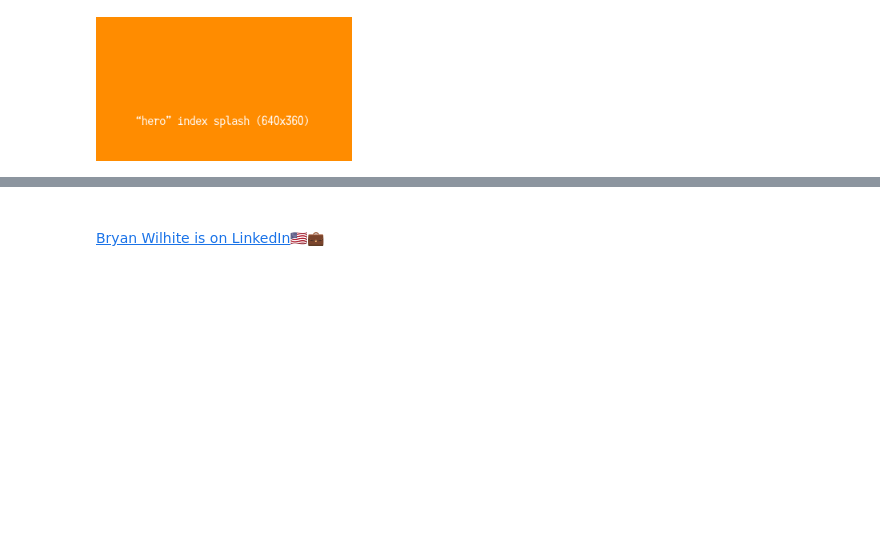
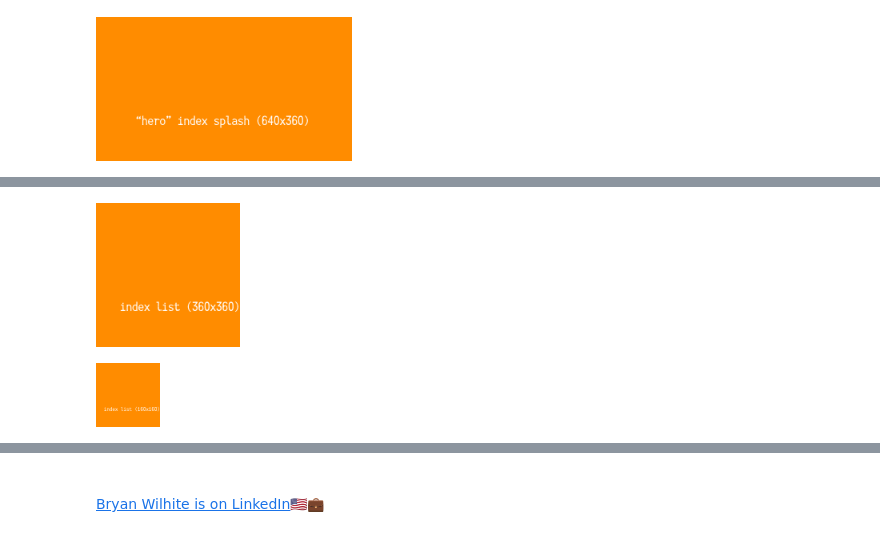
Before and after one commit to BryanWilhite/jupyter-central, a Jupyter notebook: wand-responsive-images/generating-responsive-images.ipynb, the cells around one changed output, grey strips where cells are left out. Cells and saved outputs as stored; diff of their text form; code cells hidden in the pictures; blank space fills up the shorter version.

```diff
--- a/wand-responsive-images/generating-responsive-images.ipynb
+++ b/wand-responsive-images/generating-responsive-images.ipynb
@@ -82,0 +90,12 @@ render_image_and_save(w=w, h=h, output_path=f'./{root}/{w}x{h}.png', font_size=3
+# %%
+w, h, = 360, 360; root, label = 'index-list', f'index list ({w}x{h})'
+render_image_and_save(w=w, h=h, output_path=f'./{root}/{w}x{h}.png', font_size=32, label=label,
+                      text_coordinates=lambda w, h, text_width: (w - text_width, h - int(h/4)))
+# %% [output]
+[figure, added]
+# %%
+w, h, = 160, 160; root, label = 'index-list', f'index list ({w}x{h})'
+render_image_and_save(w=w, h=h, output_path=f'./{root}/{w}x{h}.png', font_size=14, label=label,
+                      text_coordinates=lambda w, h, text_width: (w - text_width, h - int(h/4)))
+# %% [output]
+[figure, added]
```
Also changed, not shown: parts of 8 cells of this notebook, 7 other files.
